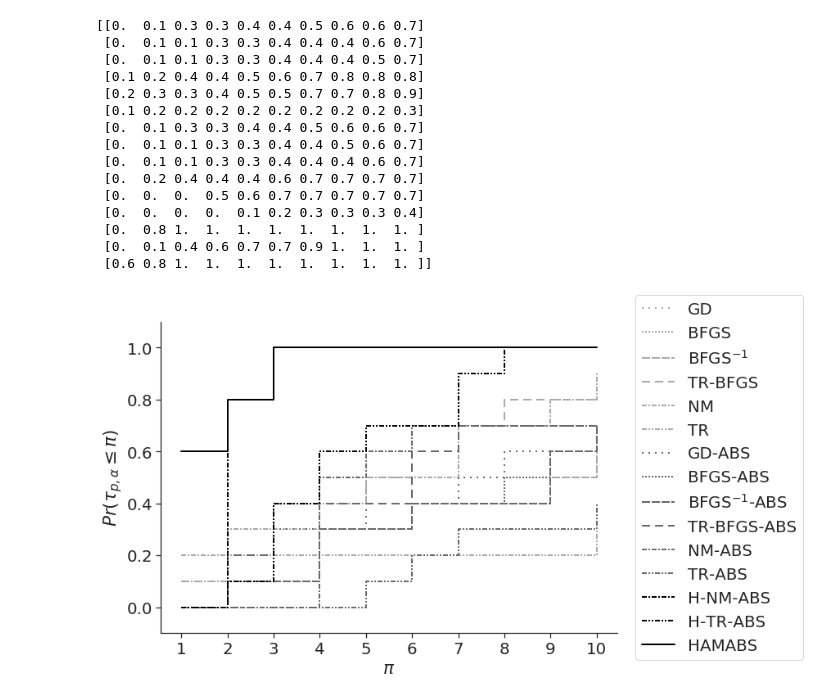
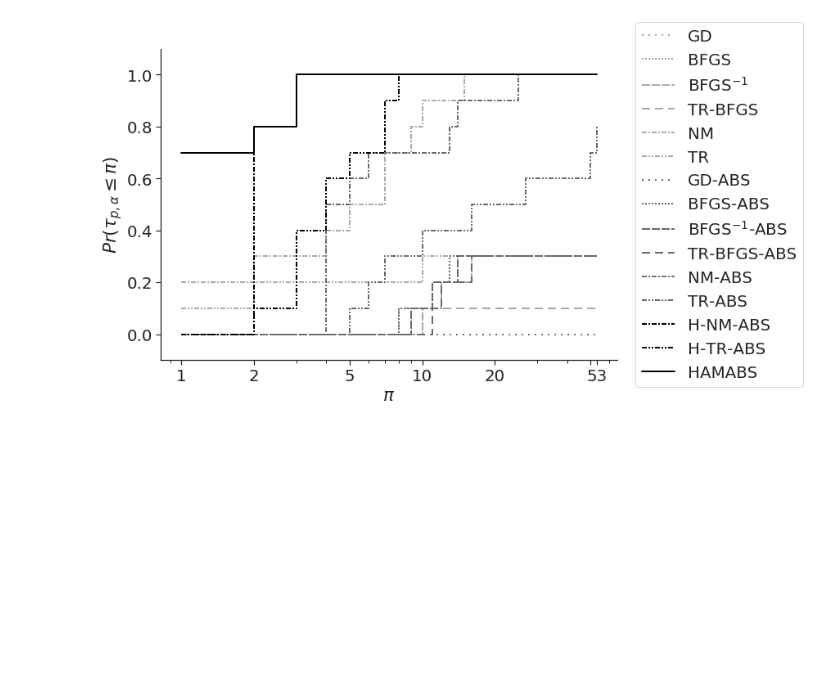
Before and after one commit to glederrey/HAMABS, a Jupyter notebook: code/notebooks/Performance_Profile.ipynb, the cells around one changed output. Drawn from its saved outputs; the diff is of its cells as text; code cells hidden in the pictures; blank space fills up the shorter version.

```diff
--- a/code/notebooks/Performance_Profile.ipynb
+++ b/code/notebooks/Performance_Profile.ipynb
@@ -140,82 +195,39 @@ styles = {
 # %%
-n_models = len(models)
-
-res = np.zeros((len(combinations), n_models))
-
-for j, mod in enumerate(models):
-    for i, comb in enumerate(combinations):
-        with open(server_folder + mod + '/results/' + comb + '.json', 'r') as infile:
-            data = json.load(infile)
-
-        res[i,j] = np.mean(data['time'])
-
-min_col = np.min(res, axis=0)
-
-for k in range(n_models):
-    res[:,k] = res[:,k]/min_col[k]
-
-points = list(range(1,n_models+1))
-
-perf = np.zeros((len(combinations), len(points)))
-
-for j, pi in enumerate(points):
-
-    for i in range(len(combinations)):
-
-        perf[i,j] = np.sum(res[i,:] <= pi)/len(res[i,:])
-
-print(perf)
-
 plt.figure(figsize=(10, 7), frameon=False)
 
 sns.set_context("paper")
 sns.set(font_scale = 1.8)
 sns.set_style("white", {
     "font.family": "sans-serif",
     "font.serif": ['Helvetica'],
 })
 sns.set_style("ticks", {"xtick.major.size": 4,
                         "ytick.major.size": 4})
 
 ax = plt.subplot(111)
 ax.spines['right'].set_visible(False)
 ax.spines['top'].set_visible(False)
 
-
 for i, c in enumerate(combinations):
     label = comb_to_str[c]
 
     p = plt.step(points, perf[i,:], where='post', linewidth=2,
                  color=styles[c]['color'], label=label)
 
     for pp in p:
         pp.set_linestyle(styles[c]['line'])
 
 plt.legend(bbox_to_anchor=(1.04,0.5), loc="center left", borderaxespad=0)
 plt.xlabel('$\pi$')
 plt.ylabel('$Pr(\\tau_{p,\\alpha} \leq \pi)$')
 plt.ylim([-0.1, 1.1])
-plt.xticks(range(1,n_models+1), list(range(1,n_models+1)))
+plt.xscale("log")
+plt.xticks([1, 2, 5, 10, 20, 50, r_max], [1, 2, 5, 10, 20, '' ,r_max])
 
 plt.savefig(figure_folder + 'png/perf_profile.png', bbox_inches='tight')
 plt.savefig(figure_folder + 'pdf/perf_profile.pdf', bbox_inches='tight')
 # %% [output]
-[[0.  0.1 0.3 0.3 0.4 0.4 0.5 0.6 0.6 0.7]
- [0.  0.1 0.1 0.3 0.3 0.4 0.4 0.4 0.6 0.7]
- [0.  0.1 0.1 0.3 0.3 0.4 0.4 0.4 0.5 0.7]
- [0.1 0.2 0.4 0.4 0.5 0.6 0.7 0.8 0.8 0.8]
- [0.2 0.3 0.3 0.4 0.5 0.5 0.7 0.7 0.8 0.9]
- [0.1 0.2 0.2 0.2 0.2 0.2 0.2 0.2 0.2 0.3]
- [0.  0.1 0.3 0.3 0.4 0.4 0.5 0.6 0.6 0.7]
- [0.  0.1 0.1 0.3 0.3 0.4 0.4 0.5 0.6 0.7]
- [0.  0.1 0.1 0.3 0.3 0.4 0.4 0.4 0.6 0.7]
- [0.  0.2 0.4 0.4 0.4 0.6 0.7 0.7 0.7 0.7]
- [0.  0.  0.  0.5 0.6 0.7 0.7 0.7 0.7 0.7]
- [0.  0.  0.  0.  0.1 0.2 0.3 0.3 0.3 0.4]
- [0.  0.8 1.  1.  1.  1.  1.  1.  1.  1. ]
- [0.  0.1 0.4 0.6 0.7 0.7 0.9 1.  1.  1. ]
- [0.6 0.8 1.  1.  1.  1.  1.  1.  1.  1. ]]
-[figure, old version]
+[figure, new version]
 # %%
 for (g, name) in zip(groups, groups_name):
 
```
Also changed, not shown: parts of 6 cells of this notebook, 19 other files.
